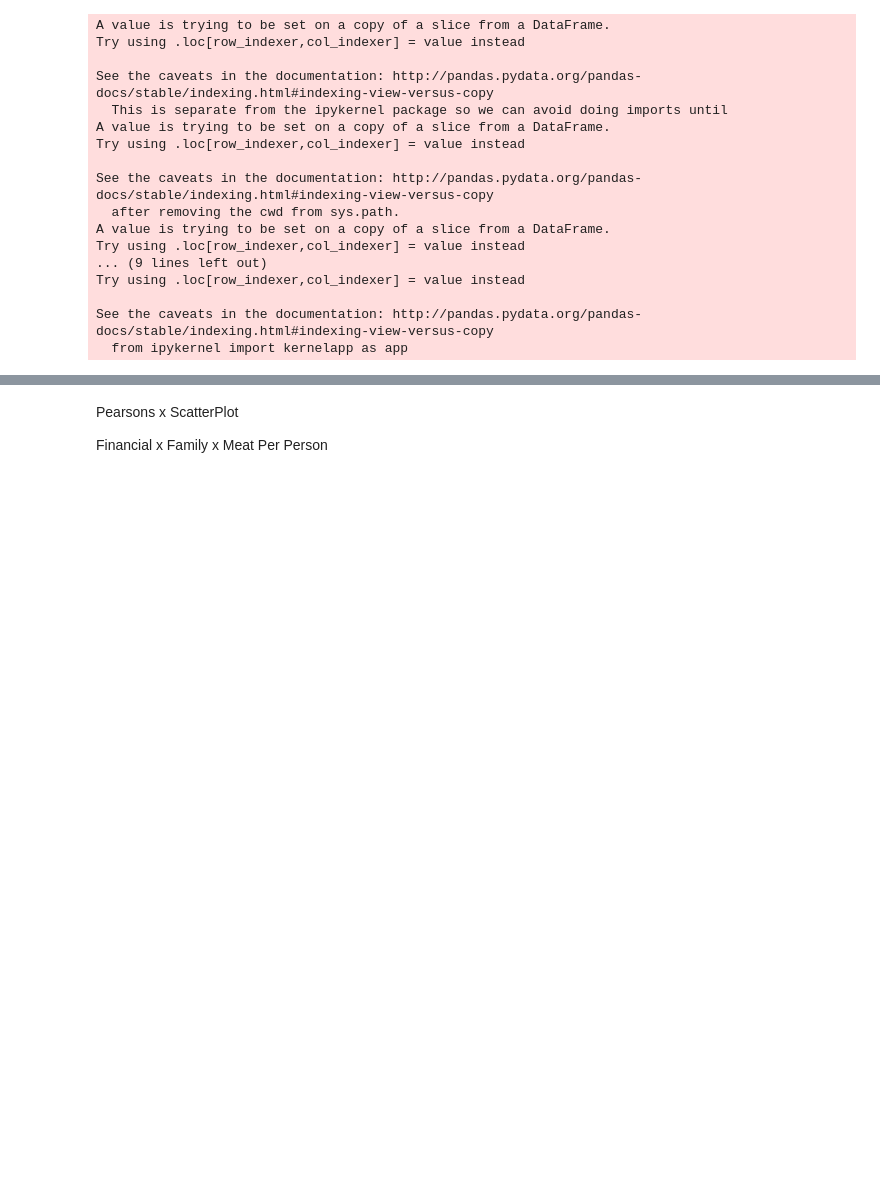
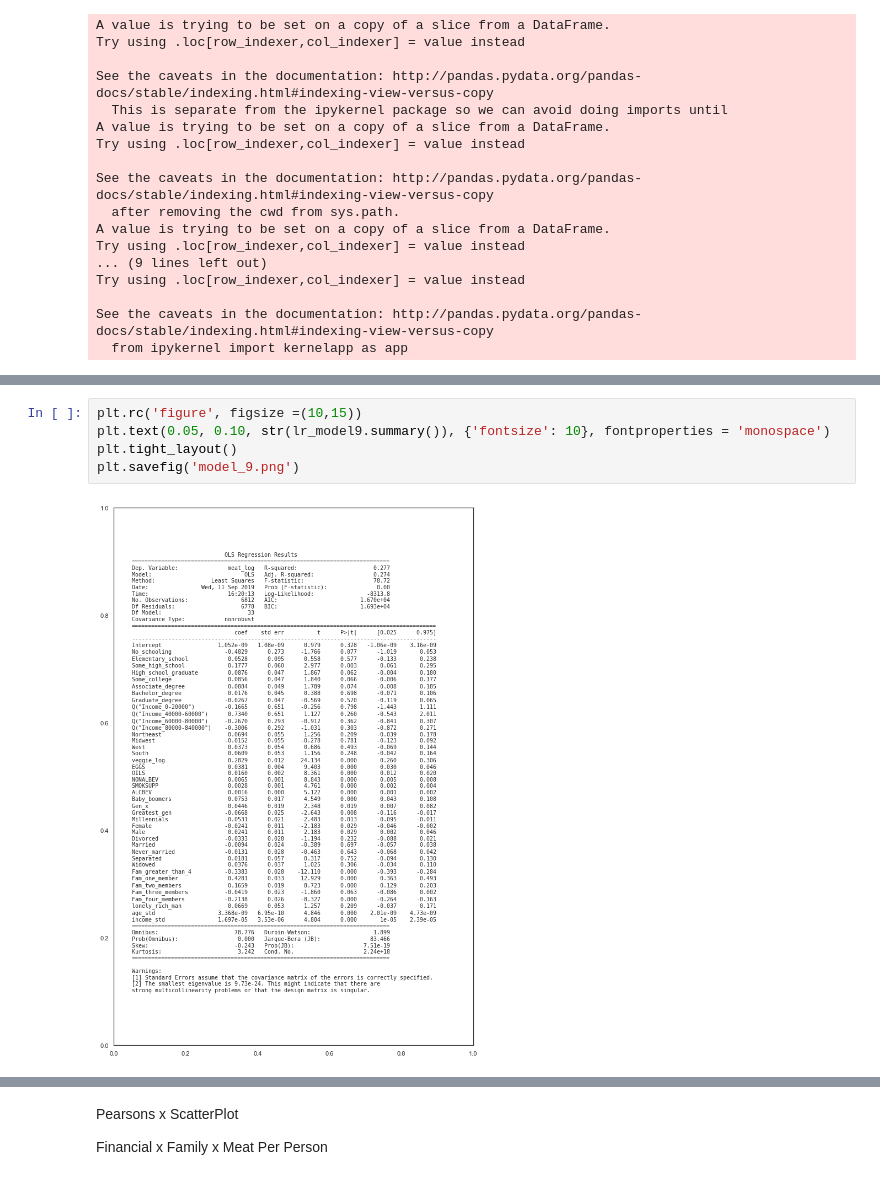
Before and after one commit to Jwdaniel34/Into_the_soyverse, a Jupyter notebook: Expenditure.ipynb, the cells around one changed output, grey strips where cells are left out. Drawn from its saved outputs; the diff is of its cells as text; blank space fills up the shorter version.

```diff
--- a/Expenditure.ipynb
+++ b/Expenditure.ipynb
@@ -653,3 +655,10 @@ strong multicollinearity problems or that the design matrix is singular.
+# %%
+plt.rc('figure', figsize =(10,15))
+plt.text(0.05, 0.10, str(lr_model9.summary()), {'fontsize': 10}, fontproperties = 'monospace')
+plt.tight_layout()
+plt.savefig('model_9.png')
+# %% [output]
+[figure, added]
 # %%
 checkresiduals(meat_above_zero_df, 'meat_log', lr_model9)
 # %% [output]
```
Also changed, not shown: parts of 13 cells of this notebook, 1 other file.
